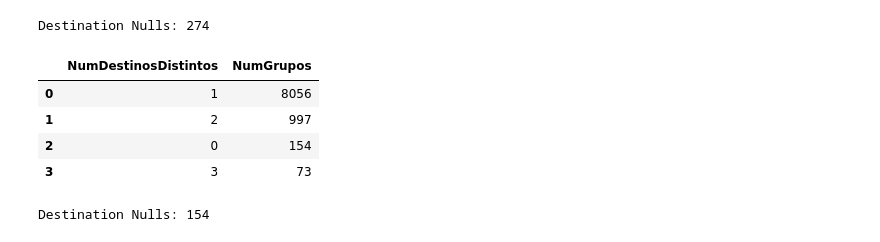
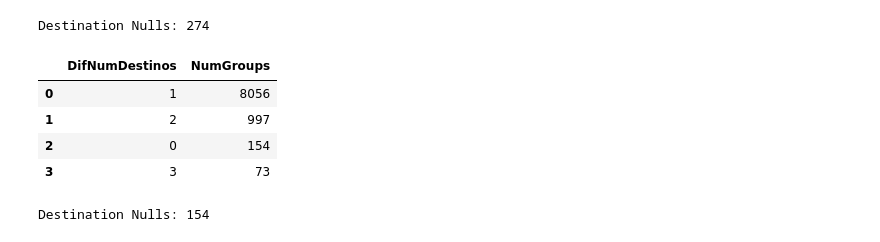
Before and after one commit to plss12/Spaceship-ML, a Jupyter notebook: spaceship-prediction.ipynb, the cells around one changed output. Cells and saved outputs as stored; diff of their text form; code cells hidden in the pictures.

```diff
--- a/spaceship-prediction.ipynb
+++ b/spaceship-prediction.ipynb
@@ -41,8 +23,8 @@ from sklearn.linear_model import LinearRegression
 from autogluon.tabular import TabularPredictor
 
 # Loadind dataset
-train_df = pd.read_csv('/kaggle/input/spaceship-titanic/train.csv')
-test_df = pd.read_csv('/kaggle/input/spaceship-titanic/test.csv')
+train_df = pd.read_csv('train.csv')
+test_df = pd.read_csv('test.csv')
 
 target_df = train_df[['PassengerId', 'Transported']]
 
@@ -298,13 +300,13 @@ print(f'Destination Nulls: {complete_df["Destination"].isnull().sum()}')
 # %% [output]
 Destination Nulls: 274
 # %%
-# Revisamos si hay grupos con mas de un destino
+# Checking for groups with more than one destination
 group_cabin_counts = complete_df.groupby("GroupId")["Destination"].nunique().value_counts().reset_index()
 
-group_cabin_counts.columns = ["NumDestinosDistintos", "NumGrupos"]
+group_cabin_counts.columns = ["DifNumDestinos", "NumGroups"]
 group_cabin_counts
 # %% [output]
-|  | NumDestinosDistintos | NumGrupos |
+|  | DifNumDestinos | NumGroups |
 | 0 | 1 | 8056 |
 | 1 | 2 | 997 |
 | 2 | 0 | 154 |
```
Also changed, not shown: parts of 58 cells of this notebook.
